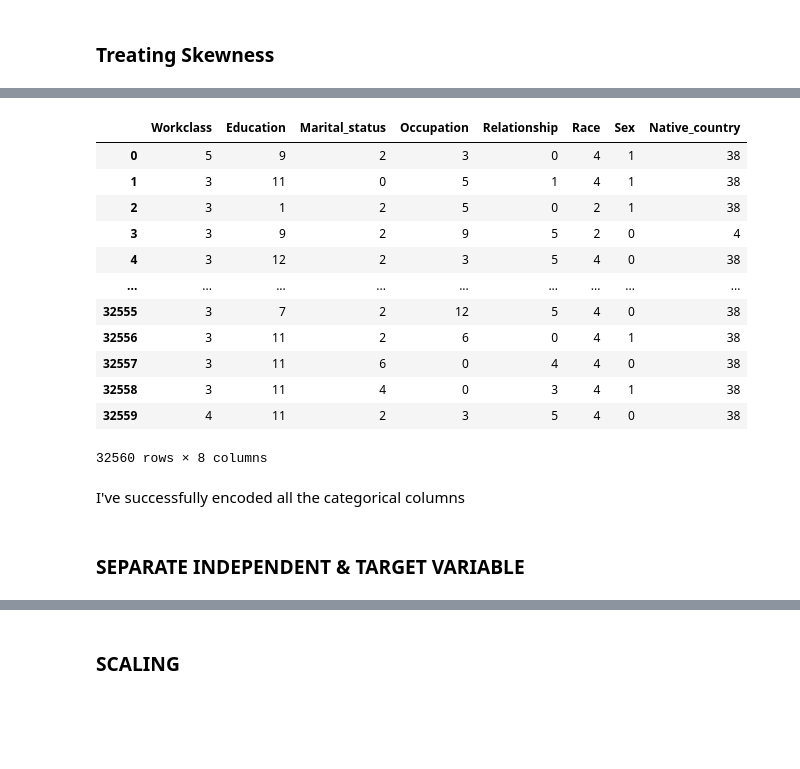
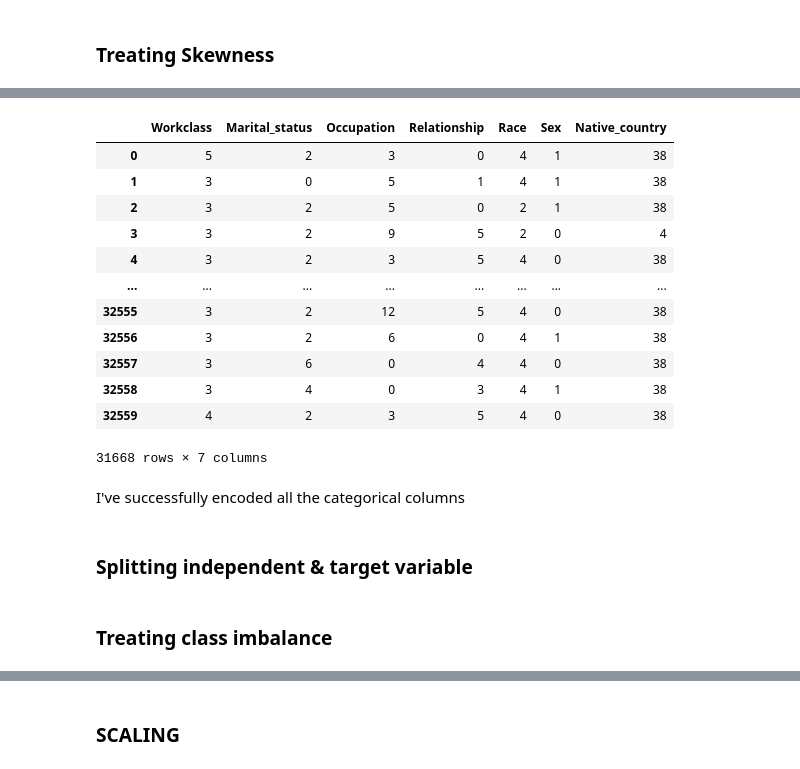
Before and after one commit to Aliakbar2/Datatrained, a Jupyter notebook: census_income_SOLVED.ipynb, the cells around one changed output, grey strips where cells are left out. Saved outputs shown, nothing was run; the diff lists cells and outputs as text; code cells hidden in the pictures; blank space fills up the shorter version.

```diff
--- a/census_income_SOLVED.ipynb
+++ b/census_income_SOLVED.ipynb
@@ -528,6 +642,6 @@ cols=['Fnlwgt','Capital_gain','Capital_loss']
 from sklearn.preprocessing import PowerTransformer
 PT = PowerTransformer(method='yeo-johnson')
 
-df[cols] = PT.fit_transform(df[cols].values)
-df.skew()
+df1[cols] = PT.fit_transform(df1[cols].values)
+df1.skew()
 # %% [output]
@@ -541,6 +653 @@ Income             1.330372
 dtype: float64
-# %%
-#performing the log transformation using numpy
-
-df1 = np.(df[cols])
-df1.skew()
@@ -620,7 +667,7 @@ I can see that the targe column was balanced using SMOTE
 #Encoding all the categorical columns
 from sklearn.preprocessing import LabelEncoder
 
-categorical_columns = df.columns[df.dtypes == "object"]
+categorical_columns = df1.columns[df1.dtypes == "object"]
 # %%
 categorical_columns
 # %% [output]
@@ -631,26 +678,26 @@ Index(['Workclass', 'Education', 'Marital_status', 'Occupation',
 label_encoder = LabelEncoder()
 
 for column in categorical_columns:
-    df[column] = label_encoder.fit_transform(df[column])   #.astype(str) will embed all values in str type
+    df1[column] = label_encoder.fit_transform(df1[column])   #.astype(str) will embed all values in str type
 # %%
 #checking the columns and its type after encoding
-df[categorical_columns]
+df1[categorical_columns]
 # %% [output]
-|  | Workclass | Education | Marital_status | Occupation | Relationship | Race | Sex | Native_country |
-| 0 | 5 | 9 | 2 | 3 | 0 | 4 | 1 | 38 |
-| 1 | 3 | 11 | 0 | 5 | 1 | 4 | 1 | 38 |
-| 2 | 3 | 1 | 2 | 5 | 0 | 2 | 1 | 38 |
-| 3 | 3 | 9 | 2 | 9 | 5 | 2 | 0 | 4 |
-| 4 | 3 | 12 | 2 | 3 | 5 | 4 | 0 | 38 |
-| ... | ... | ... | ... | ... | ... | ... | ... | ... |
-| 32555 | 3 | 7 | 2 | 12 | 5 | 4 | 0 | 38 |
-| 32556 | 3 | 11 | 2 | 6 | 0 | 4 | 1 | 38 |
-| 32557 | 3 | 11 | 6 | 0 | 4 | 4 | 0 | 38 |
-| 32558 | 3 | 11 | 4 | 0 | 3 | 4 | 1 | 38 |
-| 32559 | 4 | 11 | 2 | 3 | 5 | 4 | 0 | 38 |
+|  | Workclass | Marital_status | Occupation | Relationship | Race | Sex | Native_country |
+| 0 | 5 | 2 | 3 | 0 | 4 | 1 | 38 |
+| 1 | 3 | 0 | 5 | 1 | 4 | 1 | 38 |
+| 2 | 3 | 2 | 5 | 0 | 2 | 1 | 38 |
+| 3 | 3 | 2 | 9 | 5 | 2 | 0 | 4 |
+| 4 | 3 | 2 | 3 | 5 | 4 | 0 | 38 |
+| ... | ... | ... | ... | ... | ... | ... | ... |
+| 32555 | 3 | 2 | 12 | 5 | 4 | 0 | 38 |
+| 32556 | 3 | 2 | 6 | 0 | 4 | 1 | 38 |
+| 32557 | 3 | 6 | 0 | 4 | 4 | 0 | 38 |
+| 32558 | 3 | 4 | 0 | 3 | 4 | 1 | 38 |
+| 32559 | 4 | 2 | 3 | 5 | 4 | 0 | 38 |
-32560 rows × 8 columns
+31668 rows × 7 columns
 # %% [markdown]
 I've successfully encoded all the categorical columns
-# %% [markdown]
-### SEPARATE INDEPENDENT & TARGET VARIABLE
+# %% [markdown]
+### Splitting independent & target variable
 # %%
@@ -658,0 +706,2 @@ y = df["Income"]
+# %% [markdown]
+### Treating class imbalance
```
Also changed, not shown: parts of 89 cells of this notebook, 1 other file.
